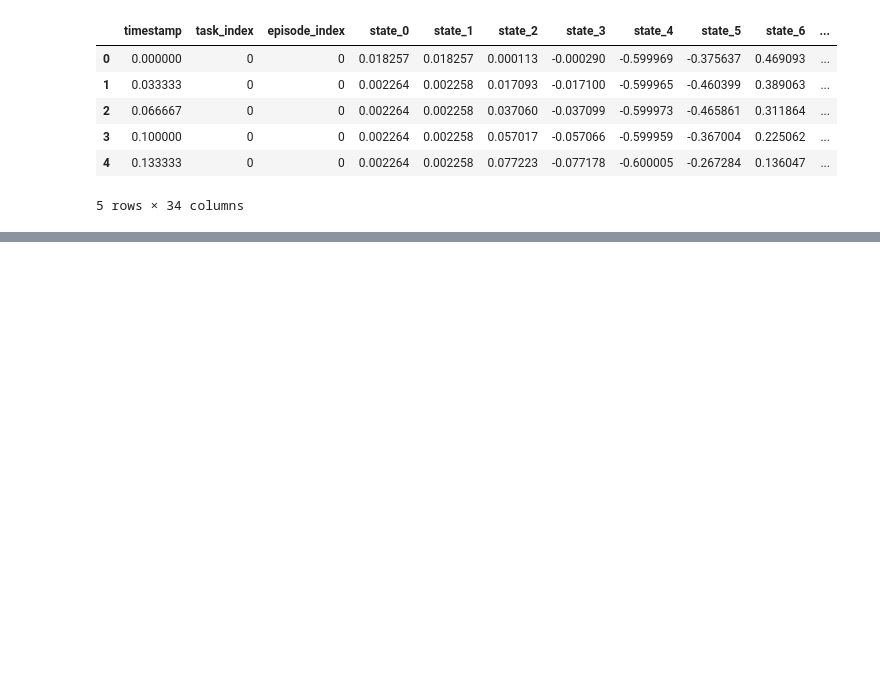
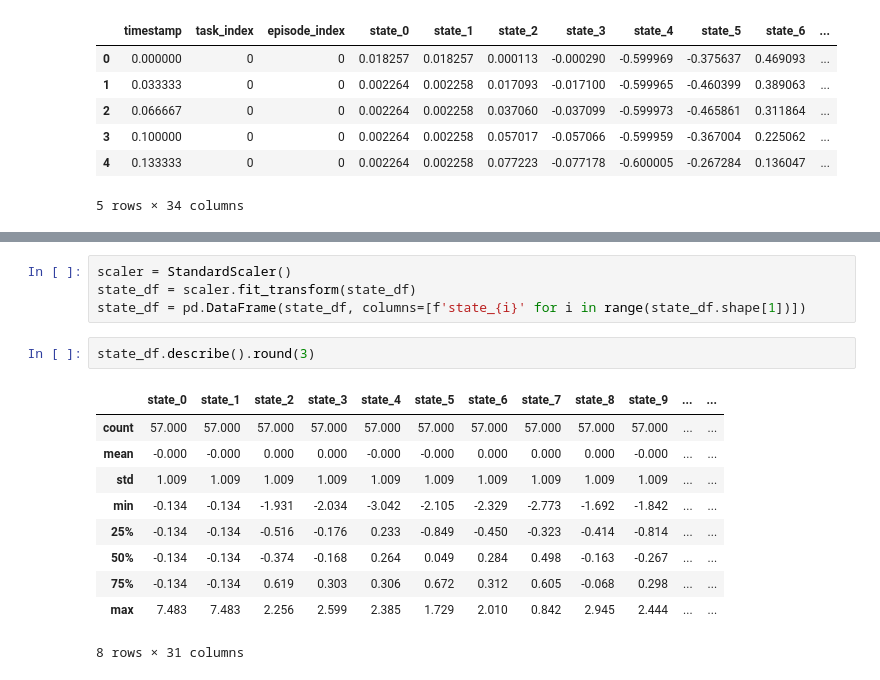
Before and after one commit to dhruvijoshi/KR2, a Jupyter notebook: data_explotation.ipynb, the cells around one changed output, grey strips where cells are left out. Drawn from its saved outputs; the diff is of its cells as text; blank space fills up the shorter version.

```diff
--- a/data_explotation.ipynb
+++ b/data_explotation.ipynb
@@ -73,0 +108,17 @@ state_v1.head()
+# %%
+scaler = StandardScaler()
+state_df = scaler.fit_transform(state_df)
+state_df = pd.DataFrame(state_df, columns=[f'state_{i}' for i in range(state_df.shape[1])])
+# %%
+state_df.describe().round(3)
+# %% [output]
+|  | state_0 | state_1 | state_2 | state_3 | state_4 | state_5 | state_6 | state_7 | state_8 | state_9 | ... | ... |
+| count | 57.000 | 57.000 | 57.000 | 57.000 | 57.000 | 57.000 | 57.000 | 57.000 | 57.000 | 57.000 | ... | ... |
+| mean | -0.000 | -0.000 | 0.000 | 0.000 | -0.000 | -0.000 | 0.000 | 0.000 | 0.000 | -0.000 | ... | ... |
+| std | 1.009 | 1.009 | 1.009 | 1.009 | 1.009 | 1.009 | 1.009 | 1.009 | 1.009 | 1.009 | ... | ... |
+| min | -0.134 | -0.134 | -1.931 | -2.034 | -3.042 | -2.105 | -2.329 | -2.773 | -1.692 | -1.842 | ... | ... |
+| 25% | -0.134 | -0.134 | -0.516 | -0.176 | 0.233 | -0.849 | -0.450 | -0.323 | -0.414 | -0.814 | ... | ... |
+| 50% | -0.134 | -0.134 | -0.374 | -0.168 | 0.264 | 0.049 | 0.284 | 0.498 | -0.163 | -0.267 | ... | ... |
+| 75% | -0.134 | -0.134 | 0.619 | 0.303 | 0.306 | 0.672 | 0.312 | 0.605 | -0.068 | 0.298 | ... | ... |
+| max | 7.483 | 7.483 | 2.256 | 2.599 | 2.385 | 1.729 | 2.010 | 0.842 | 2.945 | 2.444 | ... | ... |
+8 rows × 31 columns
```
Also changed, not shown: parts of 6 cells of this notebook.
